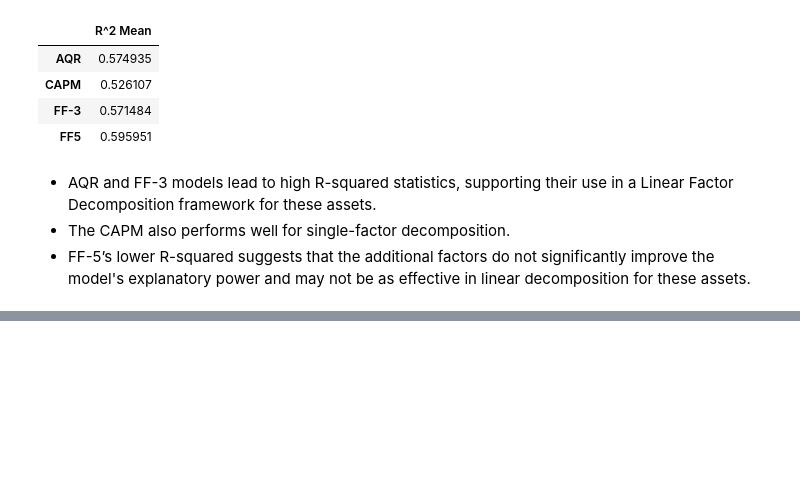
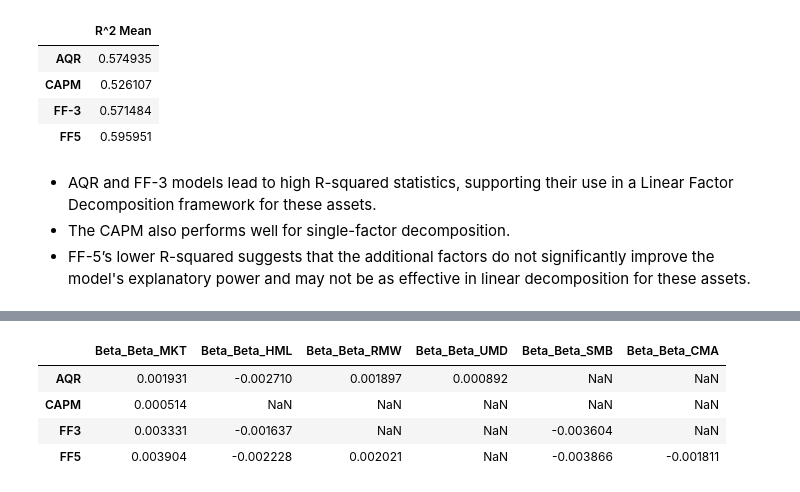
Before and after one commit to Anand-Nakhate/finm-portfolio-2024, a Jupyter notebook: homework/Solution_HW5.ipynb, the cells around one changed output, grey strips where cells are left out. Drawn from its saved outputs; the diff is of its cells as text; code cells hidden in the pictures; blank space fills up the shorter version.

```diff
--- a/homework/Solution_HW5.ipynb
+++ b/homework/Solution_HW5.ipynb
@@ -445,0 +447,8 @@ Name: MAE, dtype: float64
+# %%
+results_cs[[col for col in results_cs.columns if col.startswith('Beta_')]]
+# %% [output]
+|  | Beta_Beta_MKT | Beta_Beta_HML | Beta_Beta_RMW | Beta_Beta_UMD | Beta_Beta_SMB | Beta_Beta_CMA |
+| AQR | 0.001931 | -0.002710 | 0.001897 | 0.000892 | NaN | NaN |
+| CAPM | 0.000514 | NaN | NaN | NaN | NaN | NaN |
+| FF3 | 0.003331 | -0.001637 | NaN | NaN | -0.003604 | NaN |
+| FF5 | 0.003904 | -0.002228 | 0.002021 | NaN | -0.003866 | -0.001811 |
```
Also changed, not shown: parts of 5 cells of this notebook, 1 other file.
